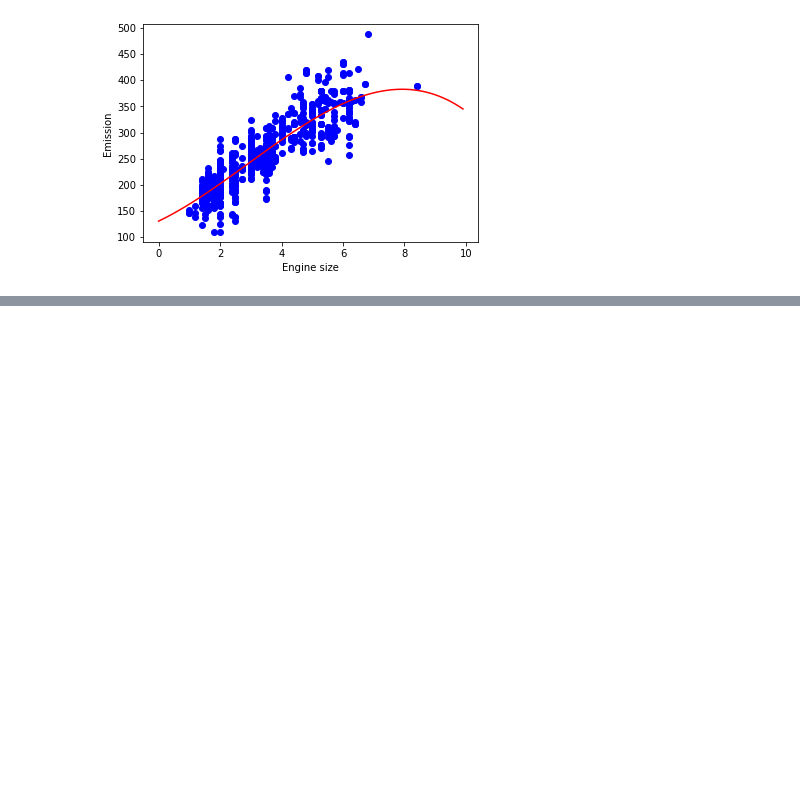
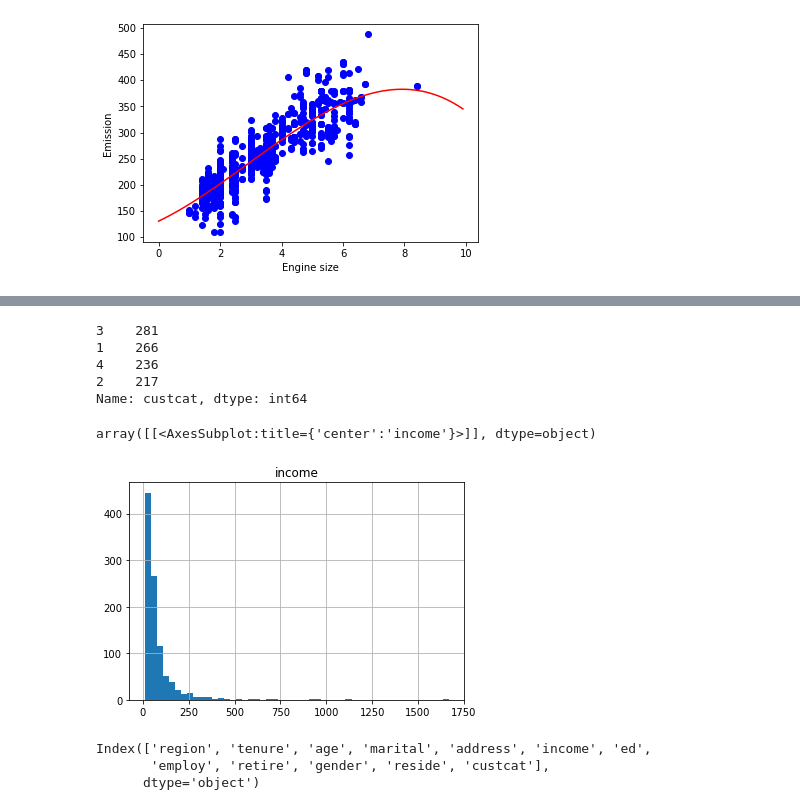
Before and after one commit to danny-cpp/ML-with-Python, a Jupyter notebook: myMLnotebook.ipynb, the cells around one changed output, grey strips where cells are left out. Cells and saved outputs as stored; diff of their text form; code cells hidden in the pictures; blank space fills up the shorter version.

```diff
--- a/myMLnotebook.ipynb
+++ b/myMLnotebook.ipynb
@@ -302,0 +317,2 @@ R2-score: 0.66
+# %%
+df = pd.read_csv("https://cf-courses-data.s3.us.cloud-object-storage.appdomain.cloud/IBMDeveloperSkillsNetwork-ML0101EN-Coursera/labs/Data_files/teleCust1000t.csv")
@@ -302,0 +328,19 @@ R2-score: 0.66
+# %%
+df['custcat'].value_counts()
+# %% [output]
+3    281
+1    266
+4    236
+2    217
+Name: custcat, dtype: int64
+# %%
+df.hist(column='income', bins=50)
+# %% [output]
+array([[<AxesSubplot:title={'center':'income'}>]], dtype=object)
+[figure, added]
+# %%
+df.columns
+# %% [output]
+Index(['region', 'tenure', 'age', 'marital', 'address', 'income', 'ed',
+       'employ', 'retire', 'gender', 'reside', 'custcat'],
+      dtype='object')
```
Also changed, not shown: parts of 4 cells of this notebook.
